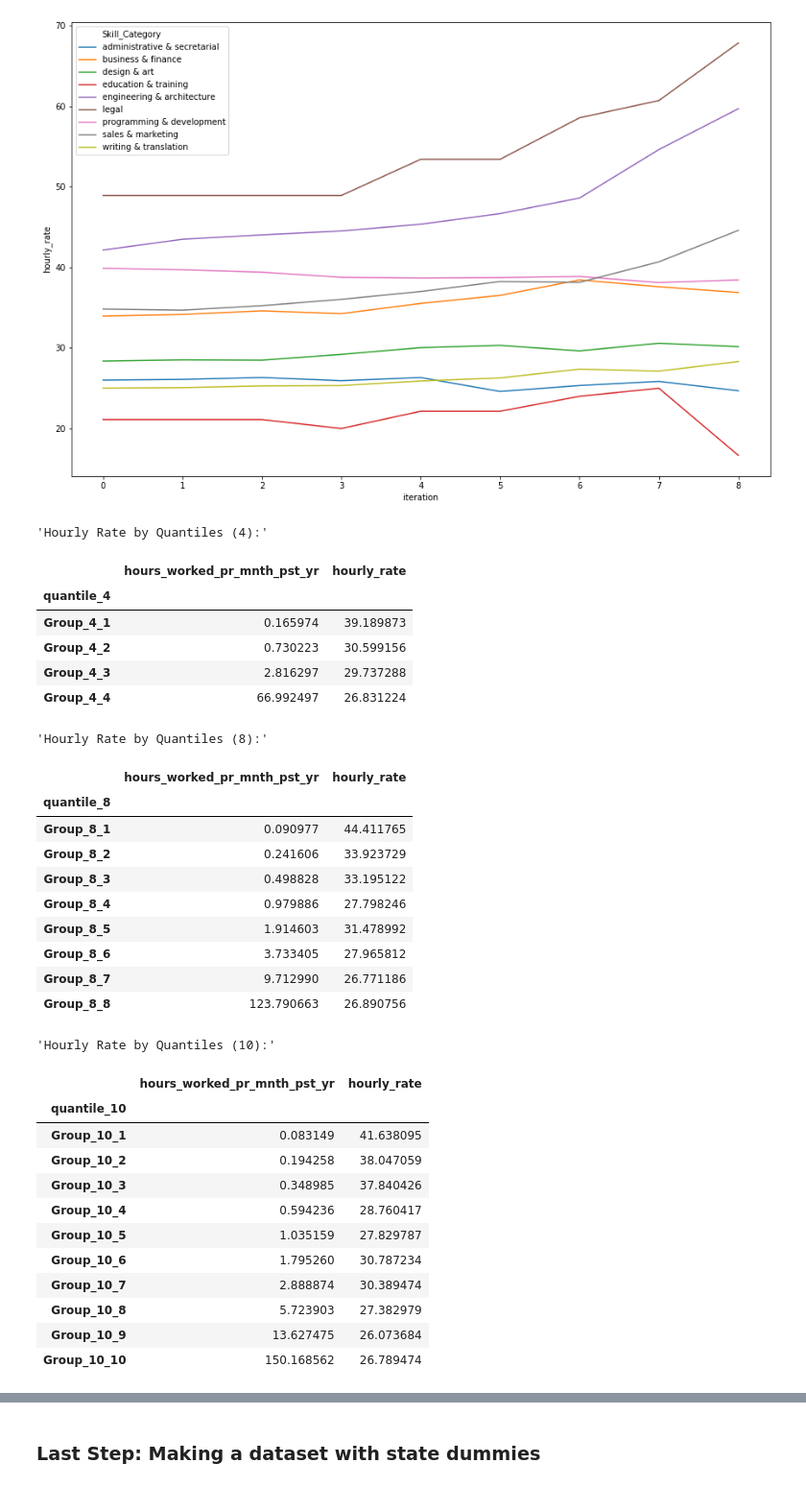
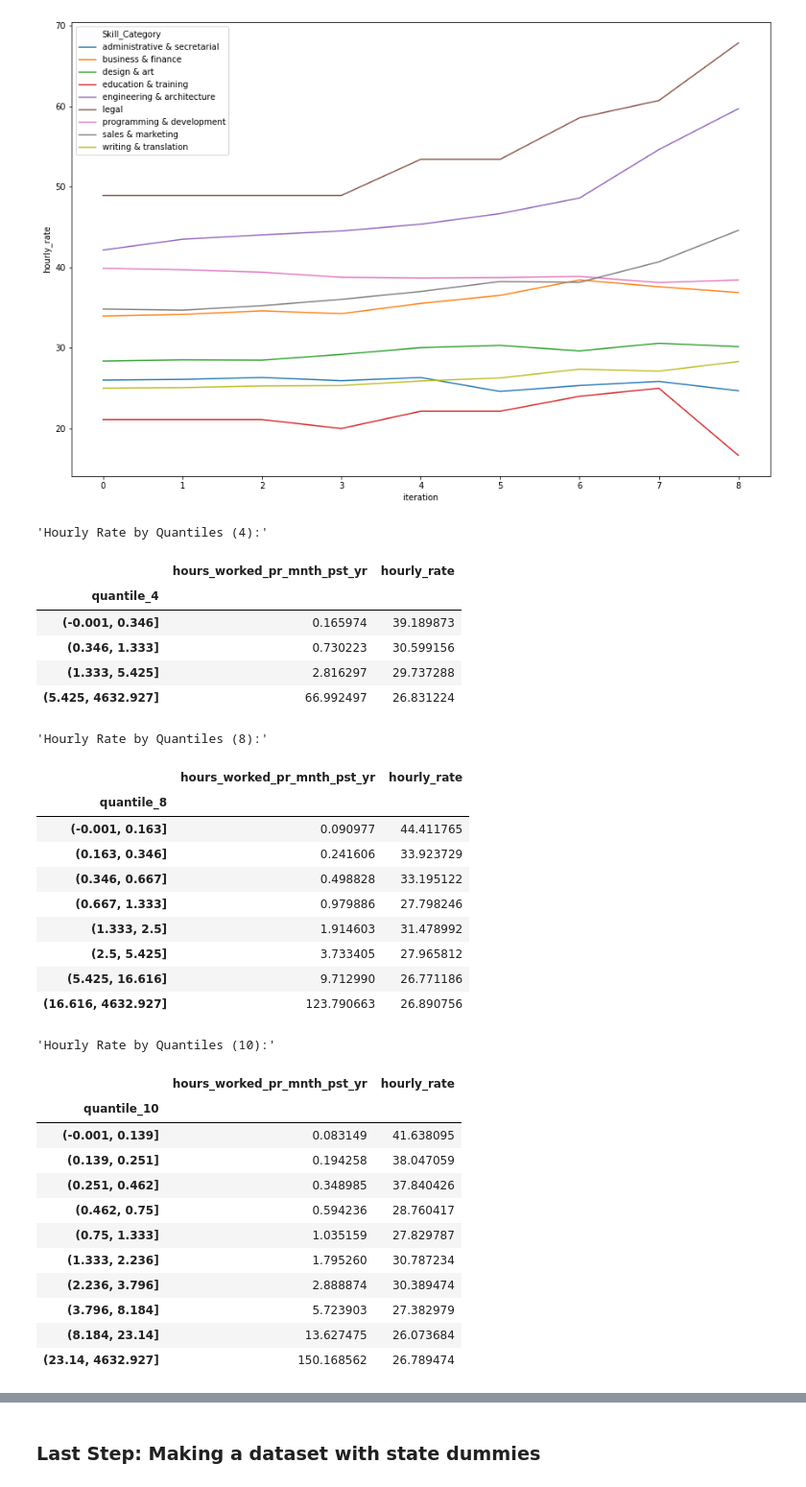
Before and after one commit to lmgibson/MyRate, a Jupyter notebook: notebooks/eda/myrate_eda.ipynb, the cells around one changed output, grey strips where cells are left out. Shown at 96% size. Cells and saved outputs as stored; diff of their text form; code cells hidden in the pictures.

Commit message:
More EDA trying to find ways to separate 'successful' freelancers who are priced correctly from those who are not. Difficulty remains.

```diff
--- a/notebooks/eda/myrate_eda.ipynb
+++ b/notebooks/eda/myrate_eda.ipynb
@@ -882,58 +882,54 @@ sns.lineplot(x = hr_by_skill_pd.iteration, y = hr_by_skill_pd.hourly_rate,
 [figure]
 # %%
 # Repeating the above but with buckets
-dt['quantile_4'] = pd.qcut(dt['hours_worked_pr_mnth_pst_yr'], q=4,
-                           labels = ['Group_4_1', 'Group_4_2', 'Group_4_3', 'Group_4_4'])
-dt['quantile_8'] = pd.qcut(dt['hours_worked_pr_mnth_pst_yr'], q=8,
-                           labels = ['Group_8_1', 'Group_8_2', 'Group_8_3', 'Group_8_4',
-                                     'Group_8_5', 'Group_8_6', 'Group_8_7', 'Group_8_8'])
-dt['quantile_10'] = pd.qcut(dt['hours_worked_pr_mnth_pst_yr'], q=10,
-                            labels = ['Group_10_1', 'Group_10_2', 'Group_10_3', 'Group_10_4',
-                                      'Group_10_5', 'Group_10_6', 'Group_10_7', 'Group_10_8',
-                                      'Group_10_9', 'Group_10_10'])
+dt['quantile_4'] = pd.qcut(dt['hours_worked_pr_mnth_pst_yr'], q=4)
+dt['quantile_8'] = pd.qcut(dt['hours_worked_pr_mnth_pst_yr'], q=8)
+dt['quantile_10'] = pd.qcut(dt['hours_worked_pr_mnth_pst_yr'], q=10)
 
 # Summary Stats
 display("Hourly Rate by Quantiles (4):",
       dt.groupby(['quantile_4'])[['hours_worked_pr_mnth_pst_yr','hourly_rate']].mean())
 display("Hourly Rate by Quantiles (8):",
       dt.groupby(['quantile_8'])[['hours_worked_pr_mnth_pst_yr','hourly_rate']].mean())
 display("Hourly Rate by Quantiles (10):",
       dt.groupby(['quantile_10'])[['hours_worked_pr_mnth_pst_yr','hourly_rate']].mean())
 
 # The idea here is to try and define who the "successful" people are
 # Doesn't seem to be working out. It's returning values as expected, but I'm not sure what to do with it.
 # The most obvious one is quantile 4, pick the two middle quantiles to be my "successful" group where
 # hourly_rate stabilizes at 30 and for the group with fewer jobs its 39 and for the group with more jobs its
 # only a little bit lower.
+# I could take the 10 split and just combine to make it how I like, actually. So leave out the edge cases
+# and train on the successful middle.
 # %% [output]
 'Hourly Rate by Quantiles (4):'
 |  | hours_worked_pr_mnth_pst_yr | hourly_rate |
 | quantile_4 |  |  |
-| Group_4_1 | 0.165974 | 39.189873 |
-| Group_4_2 | 0.730223 | 30.599156 |
-| Group_4_3 | 2.816297 | 29.737288 |
-| Group_4_4 | 66.992497 | 26.831224 |
+| (-0.001, 0.346] | 0.165974 | 39.189873 |
+| (0.346, 1.333] | 0.730223 | 30.599156 |
+| (1.333, 5.425] | 2.816297 | 29.737288 |
+| (5.425, 4632.927] | 66.992497 | 26.831224 |
 'Hourly Rate by Quantiles (8):'
 |  | hours_worked_pr_mnth_pst_yr | hourly_rate |
 | quantile_8 |  |  |
-| Group_8_1 | 0.090977 | 44.411765 |
-| Group_8_2 | 0.241606 | 33.923729 |
-| Group_8_3 | 0.498828 | 33.195122 |
-| Group_8_4 | 0.979886 | 27.798246 |
-| Group_8_5 | 1.914603 | 31.478992 |
-| Group_8_6 | 3.733405 | 27.965812 |
-| Group_8_7 | 9.712990 | 26.771186 |
-| Group_8_8 | 123.790663 | 26.890756 |
+| (-0.001, 0.163] | 0.090977 | 44.411765 |
+| (0.163, 0.346] | 0.241606 | 33.923729 |
+| (0.346, 0.667] | 0.498828 | 33.195122 |
+| (0.667, 1.333] | 0.979886 | 27.798246 |
+| (1.333, 2.5] | 1.914603 | 31.478992 |
+| (2.5, 5.425] | 3.733405 | 27.965812 |
+| (5.425, 16.616] | 9.712990 | 26.771186 |
+| (16.616, 4632.927] | 123.790663 | 26.890756 |
 'Hourly Rate by Quantiles (10):'
 |  | hours_worked_pr_mnth_pst_yr | hourly_rate |
 | quantile_10 |  |  |
-| Group_10_1 | 0.083149 | 41.638095 |
-| Group_10_2 | 0.194258 | 38.047059 |
-| Group_10_3 | 0.348985 | 37.840426 |
-| Group_10_4 | 0.594236 | 28.760417 |
-| Group_10_5 | 1.035159 | 27.829787 |
-| Group_10_6 | 1.795260 | 30.787234 |
-| Group_10_7 | 2.888874 | 30.389474 |
-| Group_10_8 | 5.723903 | 27.382979 |
-| Group_10_9 | 13.627475 | 26.073684 |
-| Group_10_10 | 150.168562 | 26.789474 |
+| (-0.001, 0.139] | 0.083149 | 41.638095 |
+| (0.139, 0.251] | 0.194258 | 38.047059 |
+| (0.251, 0.462] | 0.348985 | 37.840426 |
+| (0.462, 0.75] | 0.594236 | 28.760417 |
+| (0.75, 1.333] | 1.035159 | 27.829787 |
+| (1.333, 2.236] | 1.795260 | 30.787234 |
+| (2.236, 3.796] | 2.888874 | 30.389474 |
+| (3.796, 8.184] | 5.723903 | 27.382979 |
+| (8.184, 23.14] | 13.627475 | 26.073684 |
+| (23.14, 4632.927] | 150.168562 | 26.789474 |
```
Also changed, not shown: parts of 5 cells of this notebook.
